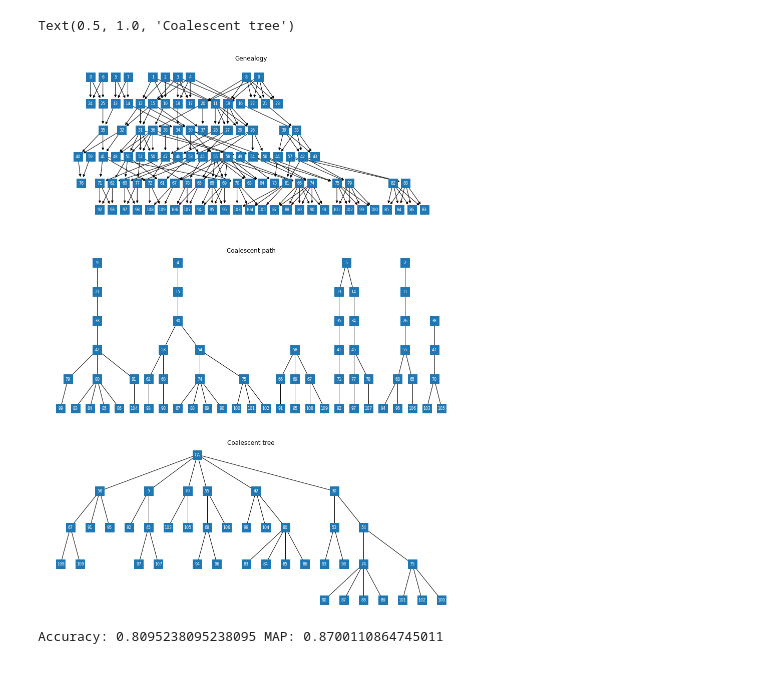
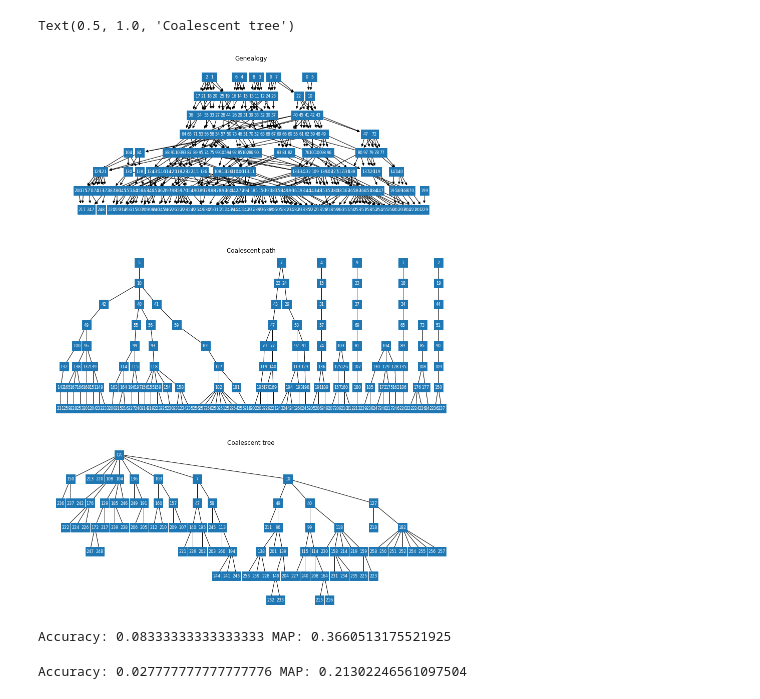
Before and after one commit to ivan-krukov/aligning-genealogies, a Jupyter notebook: genealogy_aligner/Experiments.ipynb, the cells around one changed output. Saved outputs shown, nothing was run; the diff lists cells and outputs as text; code cells hidden in the pictures.

```diff
--- a/genealogy_aligner/Experiments.ipynb
+++ b/genealogy_aligner/Experiments.ipynb
@@ -8,27 +8,32 @@ from evaluation import accuracy, MAP
 from greedy_alignment import create_similarity_matrix
 # %%
 families = 5
-generations = 5
+generations = 7
 avg_children = 2.2
 
 gg = Genealogy.from_founders(families, generations, avg_children)
 
 pt = gg.sample_path()
 ct = pt.to_coalescent_tree()
 
 fig, ax = plt.subplots(nrows=3, figsize=(15, 20))
 
 gg.draw(ax=ax[0])
 ax[0].set_title('Genealogy')
 pt.draw(ax=ax[1])
 ax[1].set_title('Coalescent path')
 ct.draw(ax=ax[2])
 ax[2].set_title('Coalescent tree')
 # %% [output]
 Text(0.5, 1.0, 'Coalescent tree')
-[figure, old version]
+[figure, new version]
 # %%
 sim = create_similarity_matrix(gg, ct)
 print("Accuracy:", accuracy(*sim), "MAP:", MAP(*sim))
 # %% [output]
-Accuracy: 0.8095238095238095 MAP: 0.8700110864745011
+Accuracy: 0.08333333333333333 MAP: 0.3660513175521925
+# %%
+sim = create_similarity_matrix(gg, ct, climb_up_step=1)
+print("Accuracy:", accuracy(*sim), "MAP:", MAP(*sim))
+# %% [output]
+Accuracy: 0.027777777777777776 MAP: 0.21302246561097504
```
Also changed, not shown: 1 other file.
